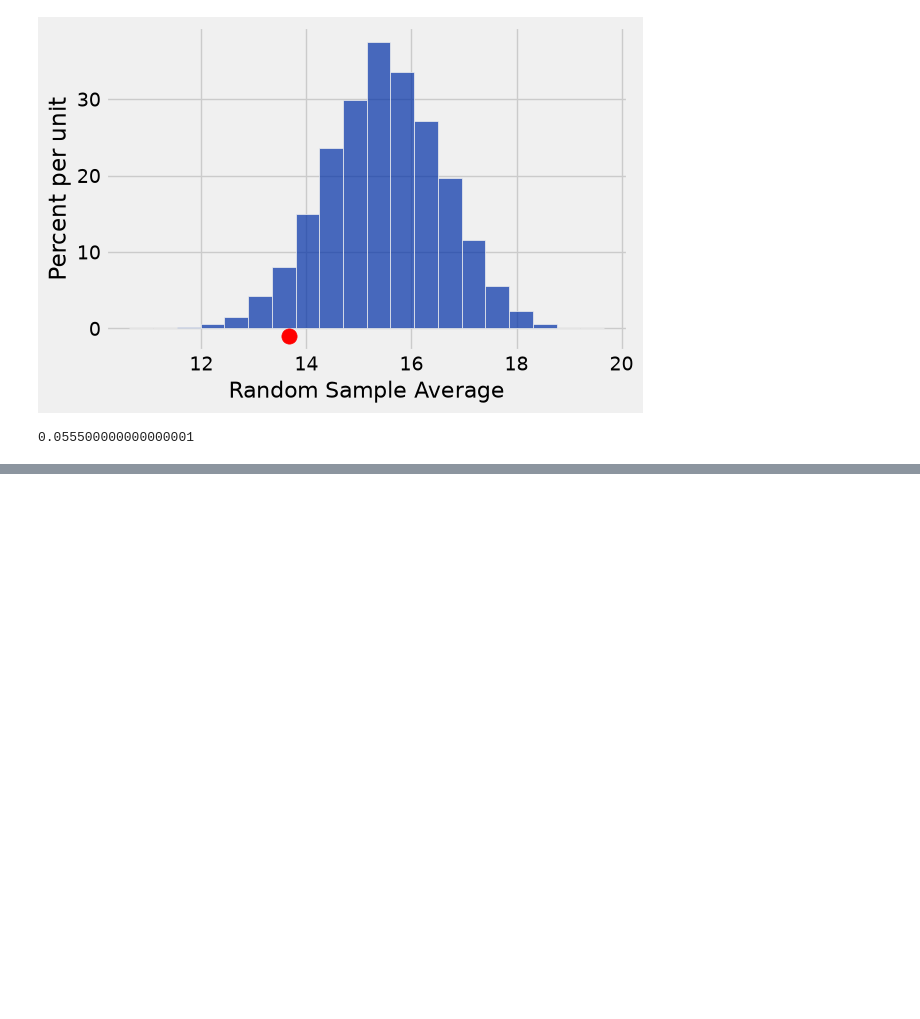
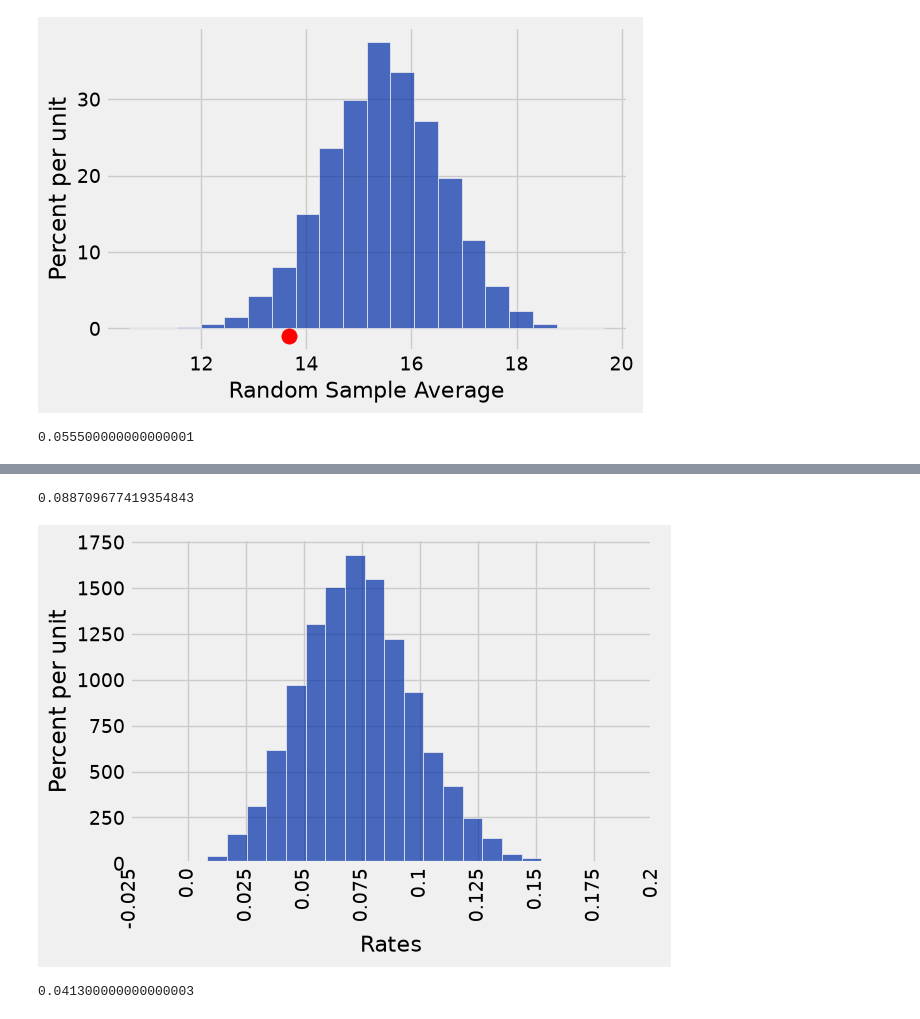
Before and after one commit to lawtonsclass/f26-code-from-class, a Jupyter notebook: data8/ch11.ipynb, the cells around one changed output, grey strips where cells are left out. Drawn from its saved outputs; the diff is of its cells as text; code cells hidden in the pictures; blank space fills up the shorter version.

```diff
--- a/data8/ch11.ipynb
+++ b/data8/ch11.ipynb
@@ -395,0 +521,6 @@ np.count_nonzero(sample_averages <= section_3_average) / simulations
+# %%
+def cancer_to_number(yes_or_no):
+    if yes_or_no == 'Yes':
+        return 1
+    else:
+        return 0
@@ -395,0 +531,3 @@ np.count_nonzero(sample_averages <= section_3_average) / simulations
+# %%
+diet3 = diet.with_column('Cancer As Number', diet.apply(cancer_to_number, 'Cancer'))
+diet3
@@ -395,0 +547,3 @@ np.count_nonzero(sample_averages <= section_3_average) / simulations
+# %%
+random_group = diet3.sample(124, with_replacement=False)
+random_group
@@ -395,0 +563,21 @@ np.count_nonzero(sample_averages <= section_3_average) / simulations
+# %%
+random_group.column('Cancer As Number').mean()
+# %% [output]
+0.088709677419354843
+# %%
+def one_simulated_rate():
+    random_group = diet3.sample(124, with_replacement=False)
+    return random_group.column('Cancer As Number').mean()
+
+simulations = 10000
+simulated_rates = make_array()
+for i in np.arange(simulations):
+    simulated_rates = np.append(simulated_rates, one_simulated_rate())
+# %%
+Table().with_column('Rates', simulated_rates).hist(0, bins=20)
+# %% [output]
+[figure, added]
+# %%
+np.count_nonzero(simulated_rates >= 0.11290323) / len(simulated_rates)
+# %% [output]
+0.041300000000000003
```
Also changed, not shown: parts of 24 cells of this notebook.
